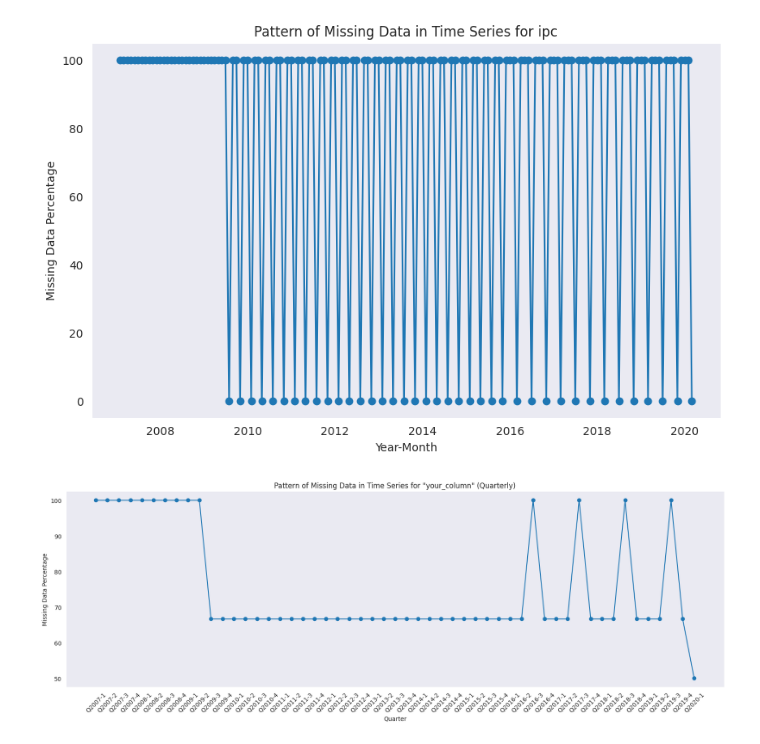
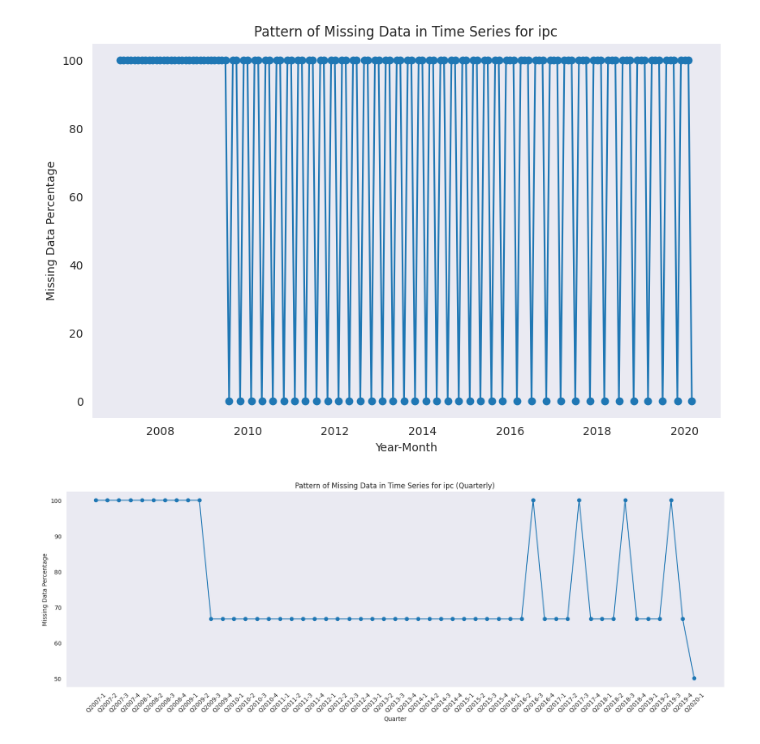
Before and after one commit to jdobladez/JBG060-group9, a Jupyter notebook: type_missing_data.ipynb, the cells around one changed output. Saved outputs shown, nothing was run; the diff lists cells and outputs as text; code cells hidden in the pictures.

Commit message:
added labels to last graph

```diff
--- a/type_missing_data.ipynb
+++ b/type_missing_data.ipynb
@@ -168,32 +168,32 @@ plt.show()
 
 # Function to convert mixed date formats into a datetime column
 def convert_to_datetime(value):
     try:
         return pd.to_datetime(value, format='%Y-%m-%d')
     except ValueError:
         parts = value.split('_')
         year = int(parts[0])
         month = int(parts[1])
         return pd.to_datetime(f'{year}-{month:02d}', format='%Y-%m')
 
 # Apply the conversion function to the 'year_month' column
 df['quarter'] = df['year_month'].apply(convert_to_datetime)
 
 # Set the 'date' column as the index
 df.set_index('quarter', inplace=True)
 
 # Calculate the missing data percentage for each quarter
 missing_data_percentage = df['ipc'].isnull().astype(int).resample('Q').mean() * 100
 quarters = [f'Q{quarter.year}-{quarter.quarter}' for quarter in missing_data_percentage.index]
 
 # Plot the missing data percentage over time (quarterly)
 plt.figure(figsize=(20, 6))
 plt.plot(missing_data_percentage.index, missing_data_percentage.values, marker='o', linestyle='-')
 plt.xticks(missing_data_percentage.index, quarters, rotation=45)  # Set custom x-labels and rotate for readability
 plt.xlabel('Quarter')
 plt.ylabel('Missing Data Percentage')
-plt.title('Pattern of Missing Data in Time Series for "your_column" (Quarterly)')
+plt.title('Pattern of Missing Data in Time Series for ipc (Quarterly)')
 plt.grid()
 plt.show()
 # %% [output]
-[figure, old version]
+[figure, new version]
```
